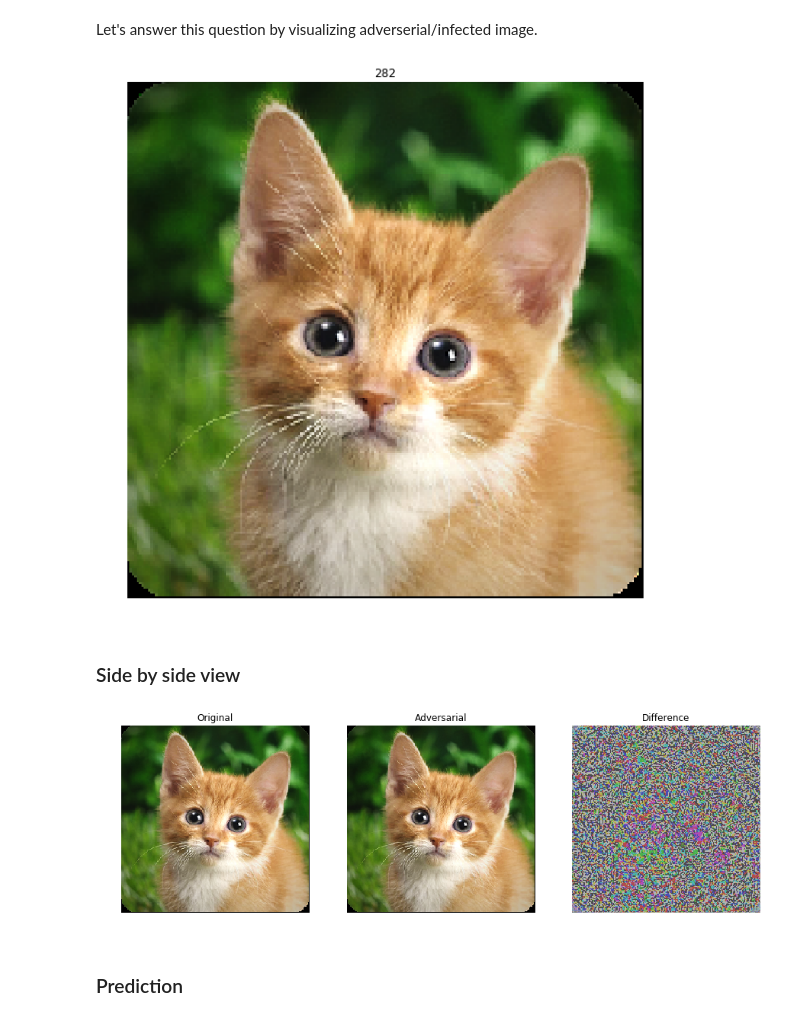
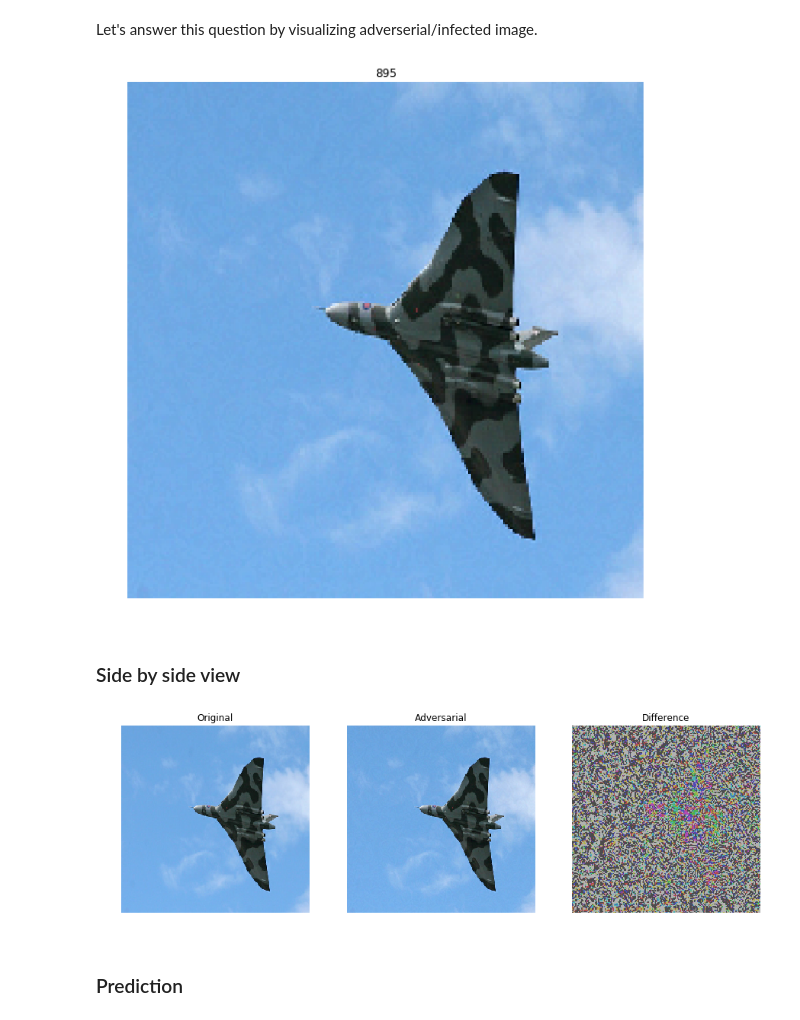
Before and after one commit to adbedada/adversarial_attack, a Jupyter notebook: notebooks/fgsm_adversarial_attack.ipynb, the cells around one changed output. Drawn from its saved outputs; the diff is of its cells as text; code cells hidden in the pictures.

```diff
--- a/notebooks/fgsm_adversarial_attack.ipynb
+++ b/notebooks/fgsm_adversarial_attack.ipynb
@@ -34,0 +38,14 @@ plt.show()
+# %%
+
+plt.figure(figsize=(8,8))
+filename = './data/warplane2.jpg'
+
+label=895 # https://gist.github.com/yrevar/942d3a0ac09ec9e5eb3a
+
+original = load_img(filename, target_size=(224, 224))
+numpy_image = img_to_array(original)
+original_img_batch = np.expand_dims(numpy_image, axis=0)
+print('image batch size', original_img_batch.shape)
+plt.imshow(np.uint8(original_img_batch[0]))
+
+plt.show()
@@ -41,7 +70,7 @@ Steps:
     - Third, introduce the attack to the image.
 # %%
 attack = foolbox.attacks.FGSM(fmodel)
-adversarial = attack(image[:, :, ::-1], label)
+adversarial = attack(numpy_image[:, :, ::-1], epsilons=1000, label=label)
 # %% [markdown]
 The default value of the attack uses an iterable step sizes of **1000**. This is number of steps the attack iterates in the direction of the sign of the gradient. **::-1** is added to reverse the color channels of the image, because Keras ResNet50 expects BGR instead of RGB.
 Let's take al look at the attack.
@@ -84,33 +113,33 @@ plt.title(label)
 plt.axis('off')
 plt.show()
 # %% [output]
-[figure, old version]
+[figure, new version]
 # %% [markdown]
 ### Side by side view
 # %%
 %matplotlib inline
 
 plt.figure(figsize=(15,15))
 
 plt.subplot(1, 3, 1)
 plt.title('Original')
-plt.imshow(image / 255)
+plt.imshow(numpy_image / 255)
 plt.axis('off')
 
 plt.subplot(1, 3, 2)
 plt.title('Adversarial')
 plt.imshow(adversarial[:, :, ::-1] / 255)
 plt.axis('off')
 
 plt.subplot(1, 3, 3)
 plt.title('Difference')
-difference = adversarial[:, :, ::-1] - image
+difference = adversarial[:, :, ::-1] - numpy_image
 plt.imshow(difference / abs(difference).max() * 0.2 + 0.5)
 plt.axis('off')
 
 plt.show()
 # %% [output]
-[figure, old version]
+[figure, new version]
 # %% [markdown]
  ### Prediction
 # %% [markdown]
```
Also changed, not shown: parts of 13 cells of this notebook, 6 other files.
